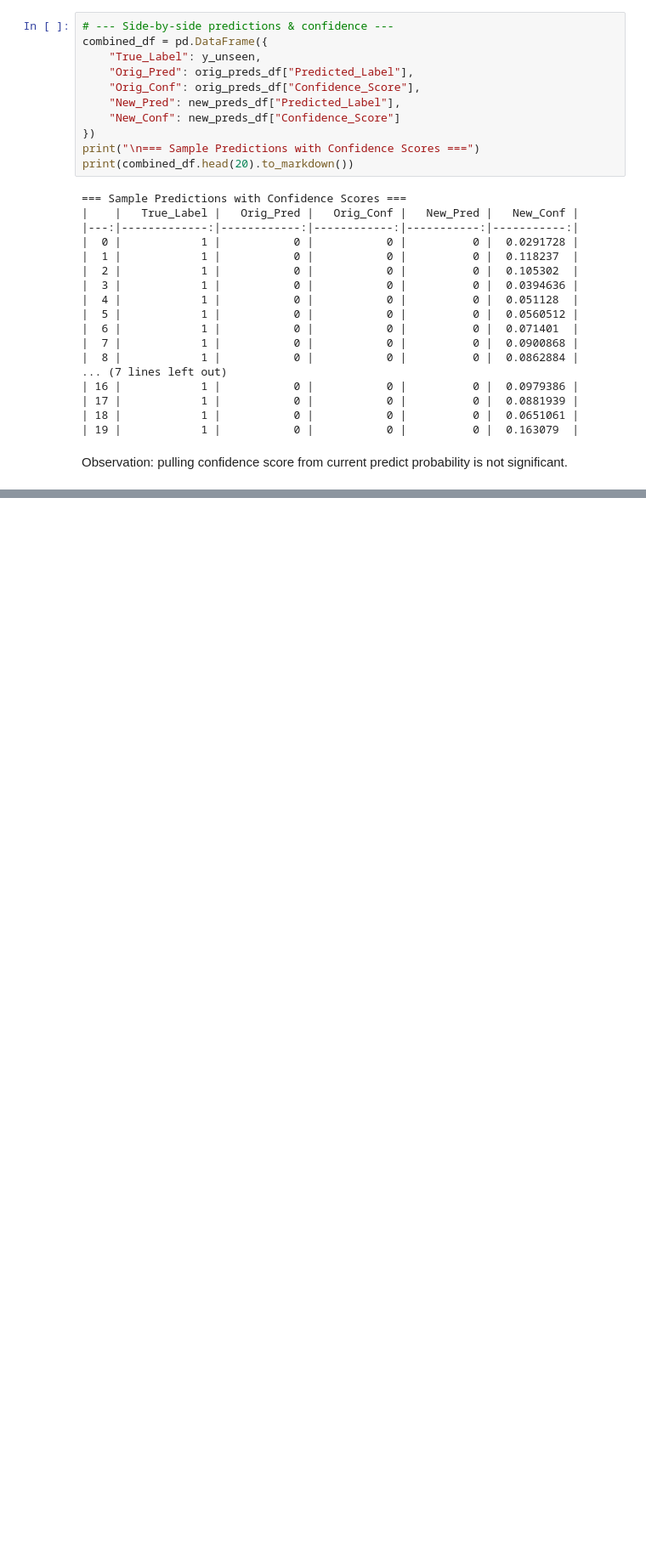
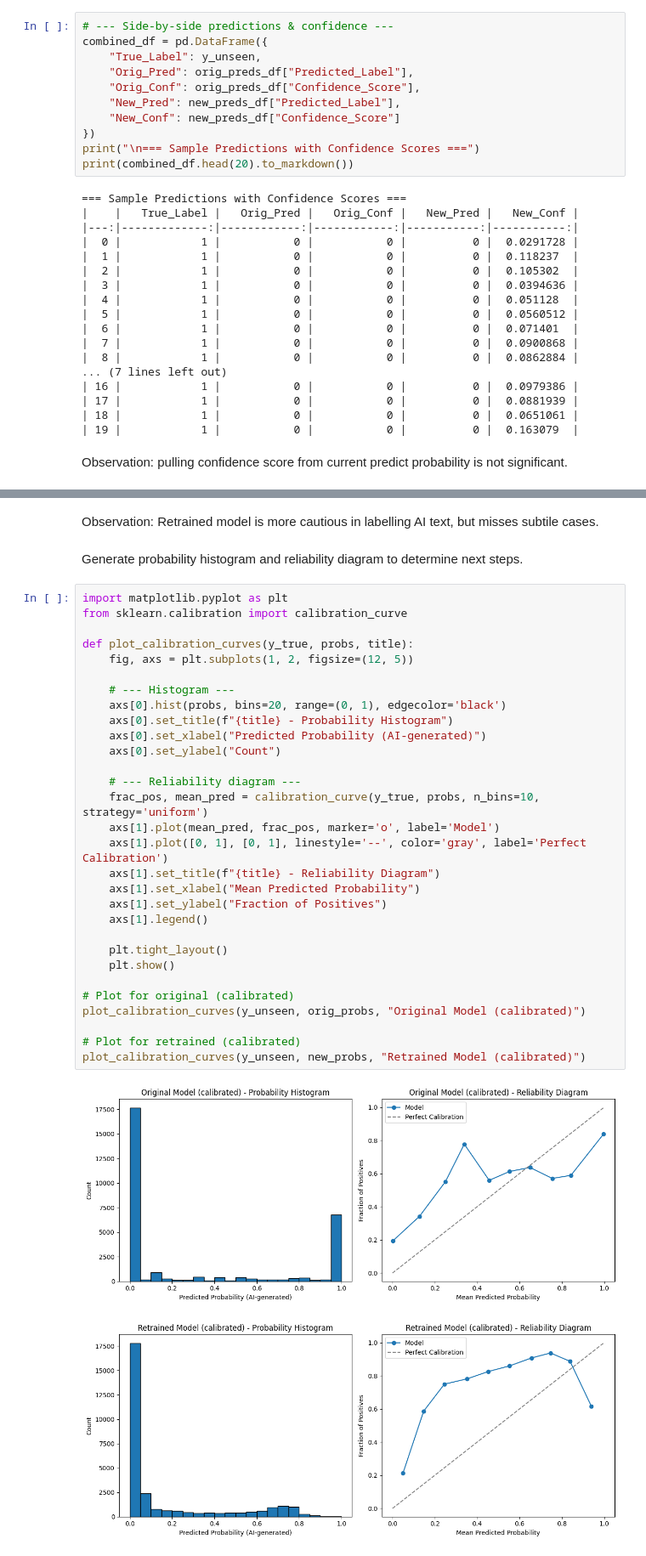
Before and after one commit to melodychengtc/ai-bias-project, a Jupyter notebook: ai-essay-detection.ipynb, the cells around one changed output, grey strips where cells are left out. Shown at 85% size. Saved outputs shown, nothing was run; the diff lists cells and outputs as text; blank space fills up the shorter version.

```diff
--- a/ai-essay-detection.ipynb
+++ b/ai-essay-detection.ipynb
@@ -2131,0 +2236,37 @@ Observation: pulling confidence score from current predict probability is not si
+# %% [markdown]
+Observation: Retrained model is more cautious in labelling AI text, but misses subtile cases.
+# %% [markdown]
+Generate probability histogram and reliability diagram to determine next steps.
+# %%
+import matplotlib.pyplot as plt
+from sklearn.calibration import calibration_curve
+
+def plot_calibration_curves(y_true, probs, title):
+    fig, axs = plt.subplots(1, 2, figsize=(12, 5))
+
+    # --- Histogram ---
+    axs[0].hist(probs, bins=20, range=(0, 1), edgecolor='black')
+    axs[0].set_title(f"{title} - Probability Histogram")
+    axs[0].set_xlabel("Predicted Probability (AI-generated)")
+    axs[0].set_ylabel("Count")
+
+    # --- Reliability diagram ---
+    frac_pos, mean_pred = calibration_curve(y_true, probs, n_bins=10, strategy='uniform')
+    axs[1].plot(mean_pred, frac_pos, marker='o', label='Model')
+    axs[1].plot([0, 1], [0, 1], linestyle='--', color='gray', label='Perfect Calibration')
+    axs[1].set_title(f"{title} - Reliability Diagram")
+    axs[1].set_xlabel("Mean Predicted Probability")
+    axs[1].set_ylabel("Fraction of Positives")
+    axs[1].legend()
+
+    plt.tight_layout()
+    plt.show()
+
+# Plot for original (calibrated)
+plot_calibration_curves(y_unseen, orig_probs, "Original Model (calibrated)")
+
+# Plot for retrained (calibrated)
+plot_calibration_curves(y_unseen, new_probs, "Retrained Model (calibrated)")
+# %% [output]
+[figure, added]
+[figure, added]
```
Also changed, not shown: parts of 4 cells of this notebook.
